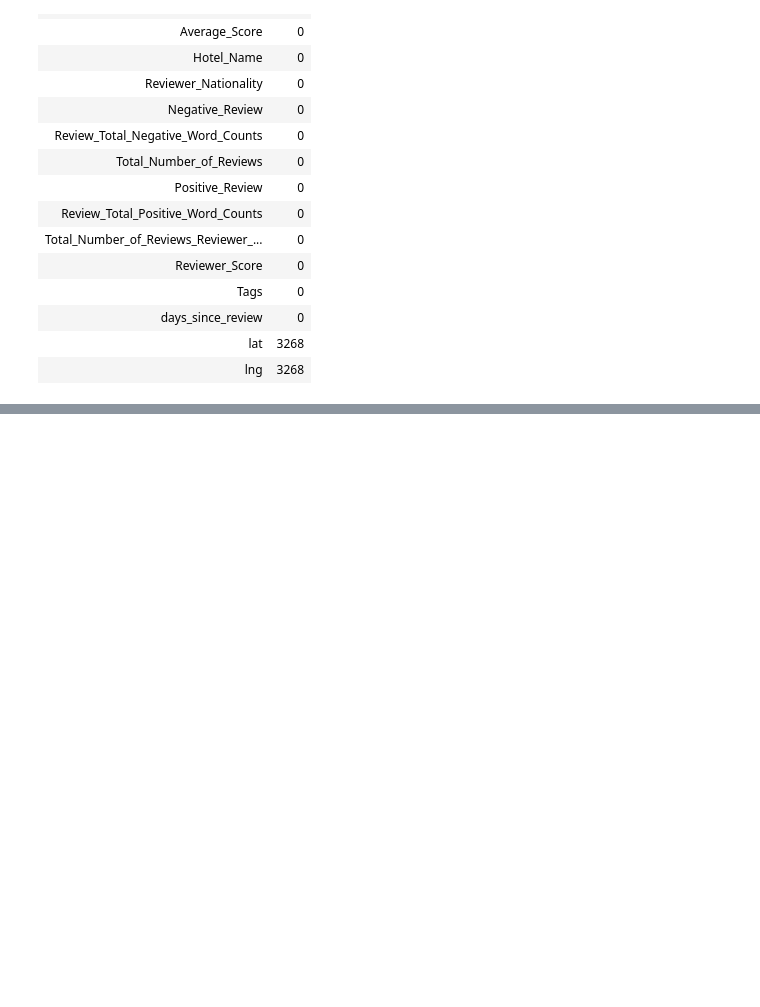
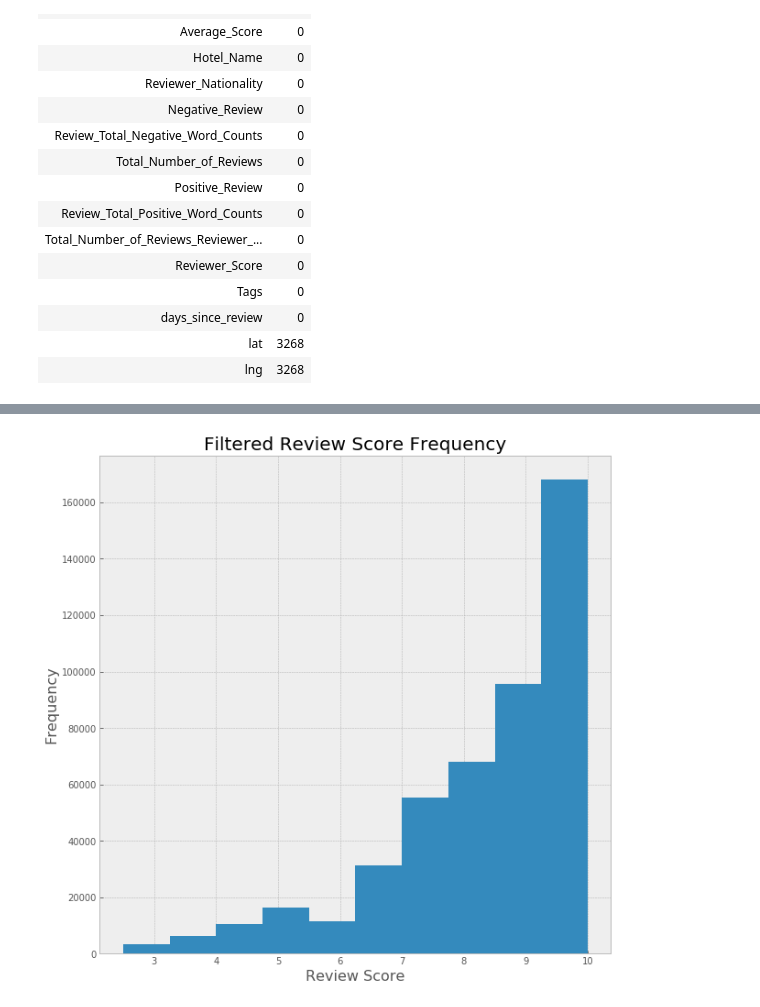
Before and after one commit to the-rahul-kumar/project-hotel-ratings-prediction, a Jupyter notebook: presentation.ipynb, the cells around one changed output, grey strips where cells are left out. Cells and saved outputs as stored; diff of their text form; code cells hidden in the pictures; blank space fills up the shorter version.

Commit message:
Some more plots for Presentation

```diff
--- a/presentation.ipynb
+++ b/presentation.ipynb
@@ -176,0 +254,47 @@ H10 Itaca
+# %%
+# There is a lot of Data here, perhaps a little too much. Especially for the time scope I have. So I will be removing Hotels
+# Value Counts Less than < 149. This will probably affect the prediction, but I feel in the grand scheme of the actualy data,
+# I don't think it will bring too many changes.
+
+# I found this online that helps clear a dataframe based on minimum frequency occurance
+def filter_by_freq(df: pd.DataFrame, column: str, min_freq: int) -> pd.DataFrame:
+    """Filters the DataFrame based on the value frequency in the specified column.
+
+    :param df: DataFrame to be filtered.
+    :param column: Column name that should be frequency filtered.
+    :param min_freq: Minimal value frequency for the row to be accepted.
+    :return: Frequency filtered DataFrame.
+    """
+    # Frequencies of each value in the column.
+    freq = df[column].value_counts()
+    # Select frequent values. Value is in the index.
+    frequent_values = freq[freq >= min_freq].index
+    # Return only rows with value frequency above threshold.
+    return df[df[column].isin(frequent_values)]
+
+# Overwriting it.
+
+hotels = filter_by_freq(hotels,'Hotel_Name', 150)
+
+#fig, (ax1, ax2) = plt.subplots(1, 2)
+
+#ax1.plot(hotels_og.Reviewer_Score, y)
+#ax2.plot(x, -y)
+
+#plt.style.use('ggplot')
+#plt.figure(figsize=(10,10))
+#hotels_og.Reviewer_Score.ax1.plot(kind='hist', bins=10)
+#plt.xlabel('Review Score',fontsize=16)
+#plt.ylabel('Frequency',fontsize=16)
+#plt.title('Review Score Frequency',fontsize=20)
+#plt.savefig('images/review_score_freq.png')
+
+plt.style.use('bmh')
+plt.figure(figsize=(10,10))
+hotels.Reviewer_Score.plot(kind='hist', bins=10)
+plt.xlabel('Review Score',fontsize=16)
+plt.ylabel('Frequency',fontsize=16)
+plt.title('Filtered Review Score Frequency',fontsize=20)
+plt.savefig('images/trim_review_score_freq.png')
+# %% [output]
+[figure, added]
```
Also changed, not shown: parts of 23 cells of this notebook, 8 other files.
